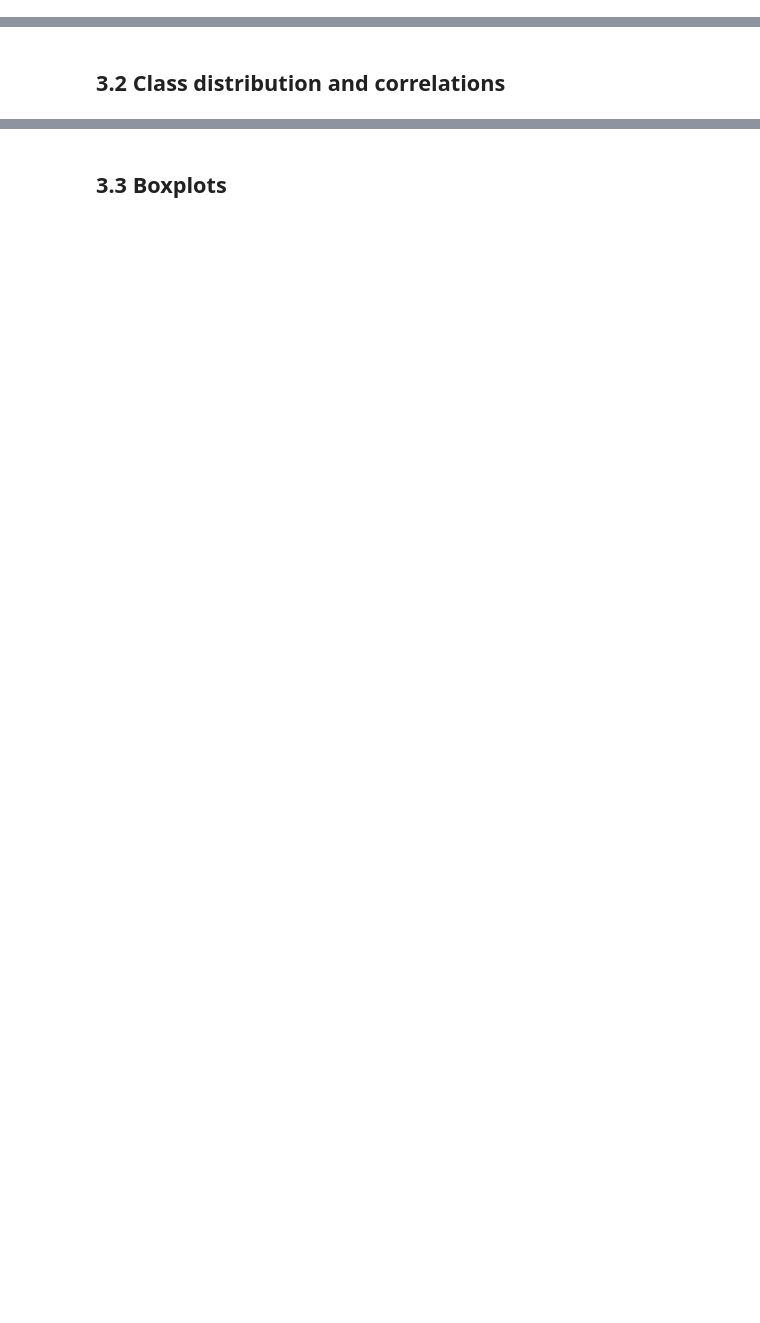
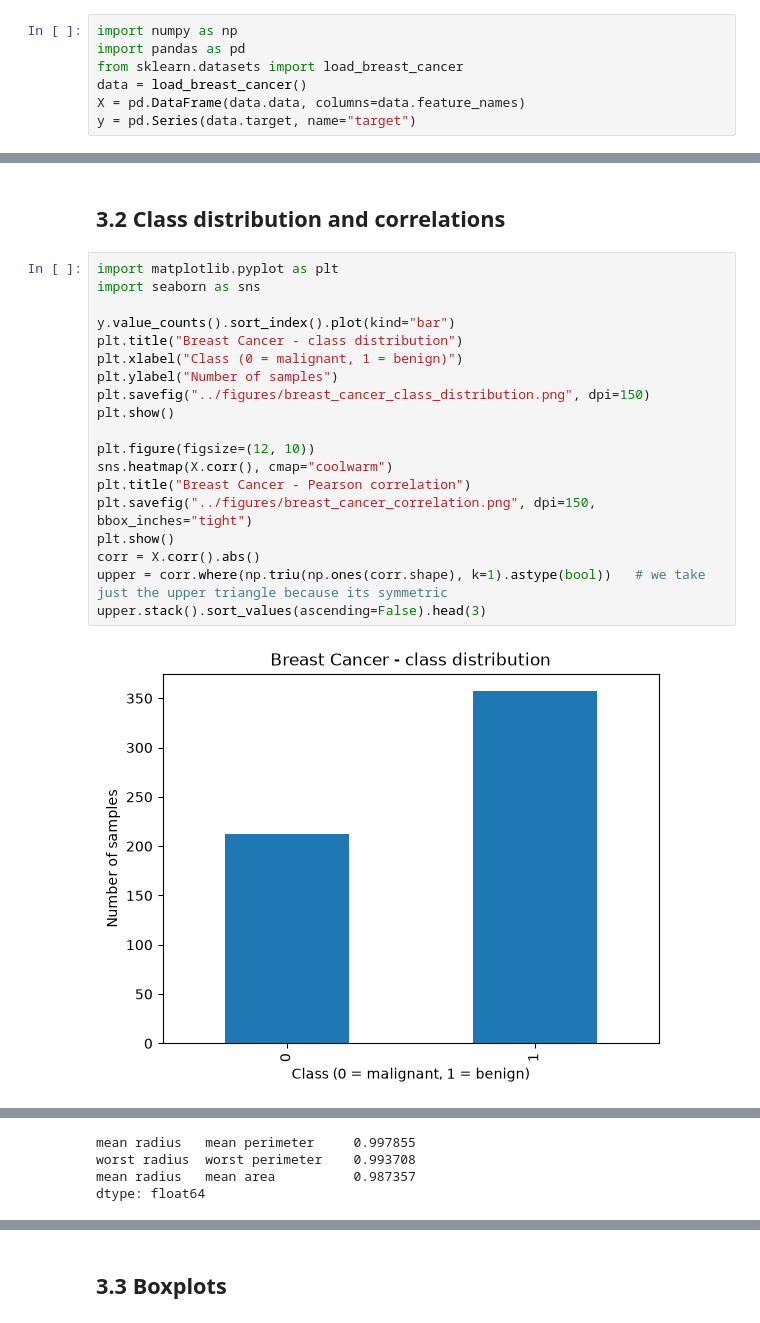
Before and after one commit to akYavuz/ml-project, a Jupyter notebook: notebooks/breast_cancer.ipynb, the cells around one changed output, grey strips where cells are left out. Cells and saved outputs as stored; diff of their text form; blank space fills up the shorter version.

Commit message:
docs(breast-cancer): finalize analysis, update notebook, add figures and AI disclosure

```diff
--- a/notebooks/breast_cancer.ipynb
+++ b/notebooks/breast_cancer.ipynb
@@ -2,3 +6,10 @@
 # 1. Loading the Datasets
 # %% [markdown]
 ## 1.1 Load both datasets from scikit-learn
+# %%
+import numpy as np
+import pandas as pd
+from sklearn.datasets import load_breast_cancer
+data = load_breast_cancer()
+X = pd.DataFrame(data.data, columns=data.feature_names)
+y = pd.Series(data.target, name="target")
@@ -19,2 +165,23 @@
 # %% [markdown]
 ## 3.2 Class distribution and correlations
+# %%
+import matplotlib.pyplot as plt
+import seaborn as sns
+
+y.value_counts().sort_index().plot(kind="bar")
+plt.title("Breast Cancer - class distribution")
+plt.xlabel("Class (0 = malignant, 1 = benign)")
+plt.ylabel("Number of samples")
+plt.savefig("../figures/breast_cancer_class_distribution.png", dpi=150)
+plt.show()
+
+plt.figure(figsize=(12, 10))
+sns.heatmap(X.corr(), cmap="coolwarm")
+plt.title("Breast Cancer - Pearson correlation")
+plt.savefig("../figures/breast_cancer_correlation.png", dpi=150, bbox_inches="tight")
+plt.show()
+corr = X.corr().abs()
+upper = corr.where(np.triu(np.ones(corr.shape), k=1).astype(bool))   # we take just the upper triangle because its symmetric
+upper.stack().sort_values(ascending=False).head(3)
+# %% [output]
+[figure, added]
@@ -20,0 +189,4 @@
+mean radius   mean perimeter     0.997855
+worst radius  worst perimeter    0.993708
+mean radius   mean area          0.987357
+dtype: float64
```
Also changed, not shown: parts of 59 cells of this notebook, 19 other files.
